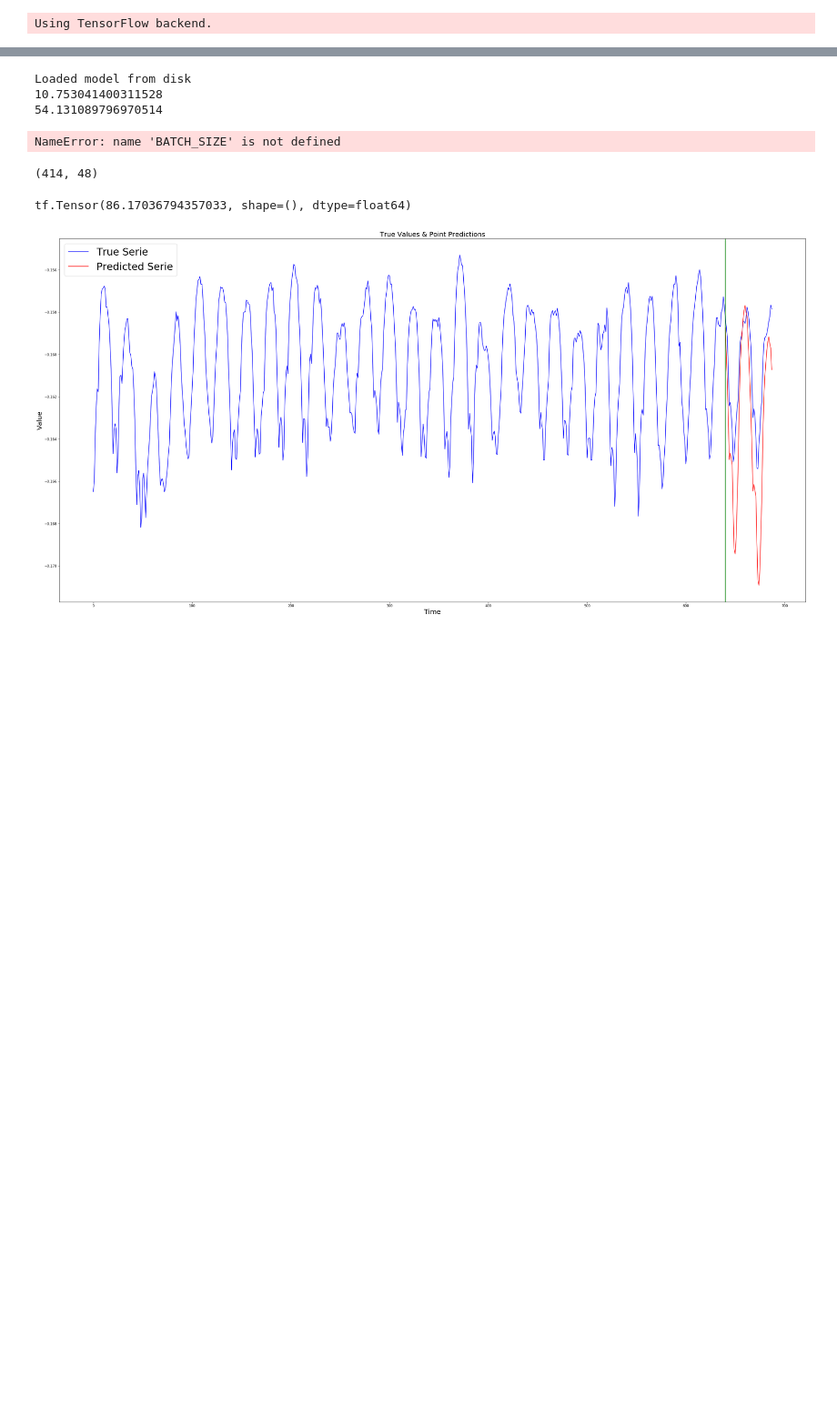
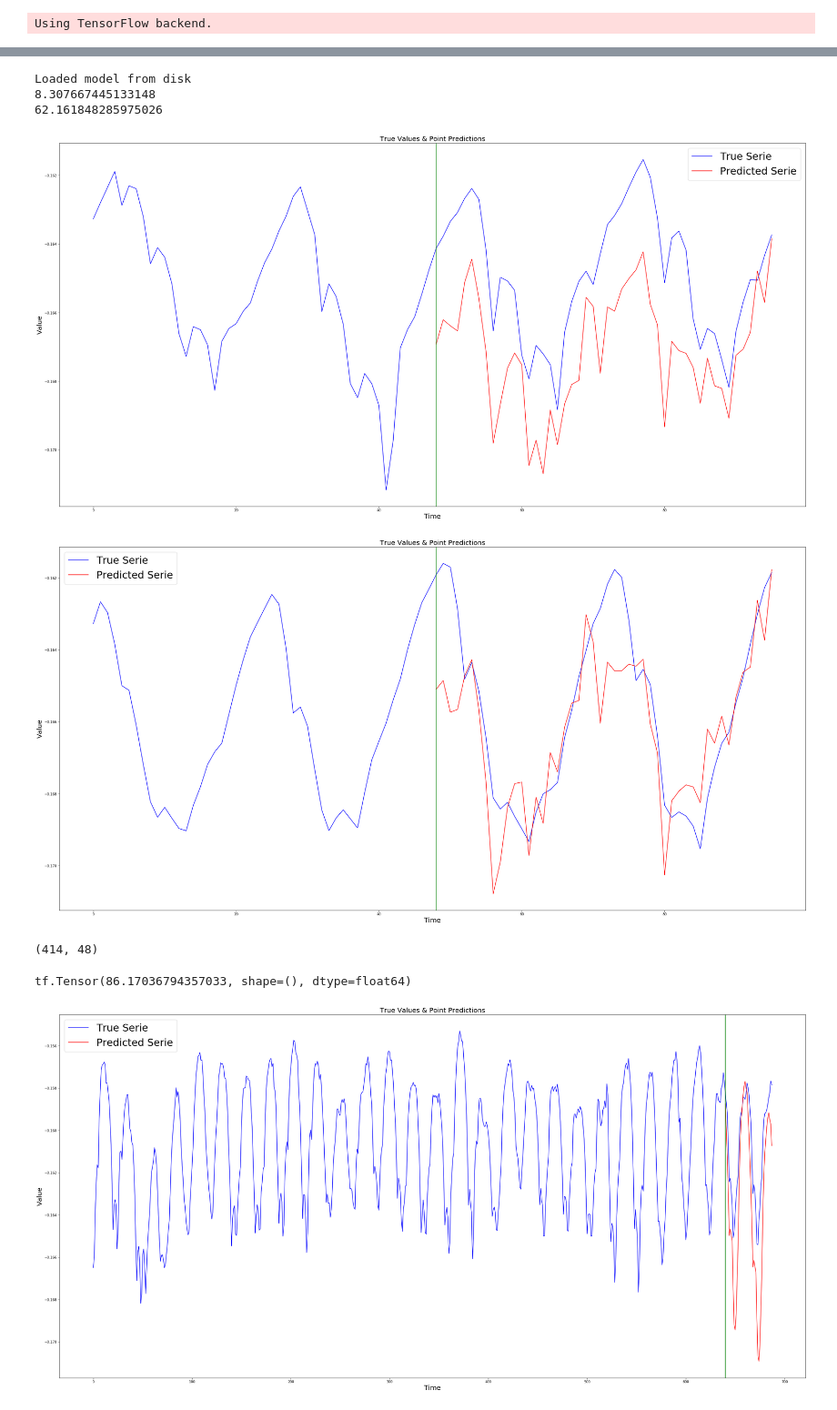
Before and after one commit to yamen23ali/m4-lstm, a Jupyter notebook: notebooks/Point_predection_mae.ipynb, the cells around one changed output, grey strips where cells are left out. Shown at 91% size. Drawn from its saved outputs; the diff is of its cells as text; code cells hidden in the pictures; blank space fills up the shorter version.

Commit message:
add models

```diff
--- a/notebooks/Point_predection_mae.ipynb
+++ b/notebooks/Point_predection_mae.ipynb
@@ -20,15 +20,15 @@ import tensorflow as tf
 # %% [output]
 Using TensorFlow backend.
 # %%
-EPOCHS = 1
-BATCH_SIZE = 10
+EPOCHS = 20
+BATCH_SIZE = 50
 LOOKBACK = 48
 HORIZON = 48
-HIDDEN_LAYER_SIZE = 100
-LOSS = smapetf
+HIDDEN_LAYER_SIZE = 500
+LOSS = 'mae'
 
 data_loader = M4DataLoader("../Dataset/Train/Hourly-train.csv", "../Dataset/Test/Hourly-test.csv",
-                  LOOKBACK, HORIZON)
+                  LOOKBACK, HORIZON,  validation_ratio=0.05)
 
 train_x, train_y = data_loader.get_training_data()
 test_x, test_y = data_loader.get_test_data()
@@ -39,13 +39,11 @@ test_data_generator = M4Generator(test_x, test_y, BATCH_SIZE)
 validation_data_generator = M4Generator(validate_x, validate_y, BATCH_SIZE)
 
 model = M4Model(hidden_layer_size=HIDDEN_LAYER_SIZE, batch_size=BATCH_SIZE, lookback=LOOKBACK,
-        horizon=HORIZON, learning_rate=0.001, loss = smapetf, dropout_ratio = 0.3)
+        horizon=HORIZON, learning_rate=0.001, loss = LOSS, dropout_ratio = 0.3)
 
 model.train(training_data_generator, test_data_generator, epochs=EPOCHS)
 
 hist = model.evaluate(validation_data_generator)
-
 print(hist)
-
 #model.save('../models')
 # %% [output]
@@ -56,14 +67,14 @@ Epoch 1/1
 # %%
 
 #=================== Evaluate Model
-model = M4Model(batch_size=100)
-model.load('../models/8/architecture.json','../models/8/weights.h5')
+model = M4Model(batch_size=BATCH_SIZE)
+model.load('../models/10/architecture.json','../models/10/weights.h5')
 
 #model.compile()
 #hist = model.train(gen, epochs=EPOCHS)
 
 #gen = M4Generator("../Dataset/Train/Hourly-train.csv", "../Dataset/Test/Hourly-test.csv",
-                  48, 48, 100)
+                  #48, 48, 100)
 
 #train_x, train_y, test_x, test_y = gen.get_data()
 
@@ -74,23 +85,24 @@ test_error = evaluate_model(model, test_x, test_y, smapetf)
 print(test_error)
 # %% [output]
 Loaded model from disk
-10.753041400311528
-54.131089796970514
+8.307667445133148
+62.161848285975026
 # %%
-IDX = 0
+IDX = 9
 #============ Predict Train
 predictedY = model.predict(train_x[:BATCH_SIZE,:].reshape(BATCH_SIZE, LOOKBACK, 1))
 
 #plot_series(train_x, train_y, predictedY, series_num=10)
 plot_serie_and_prediction(train_x, train_y, predictedY, serie_indx=IDX)
 
 #============ Predict Test
 predictedY = model.predict(test_x[:BATCH_SIZE,:].reshape(BATCH_SIZE, LOOKBACK, 1))
 
 #plot_series(test_x, test_y, predictedY, series_num=10)
 plot_serie_and_prediction(test_x, test_y, predictedY, serie_indx=IDX)
 # %% [output]
-NameError: name 'BATCH_SIZE' is not defined
+[figure, added]
+[figure, added]
 # %%
 from utils import exponential_smoothing
 
```
Also changed, not shown: parts of 1 cell of this notebook, 8 other files.
